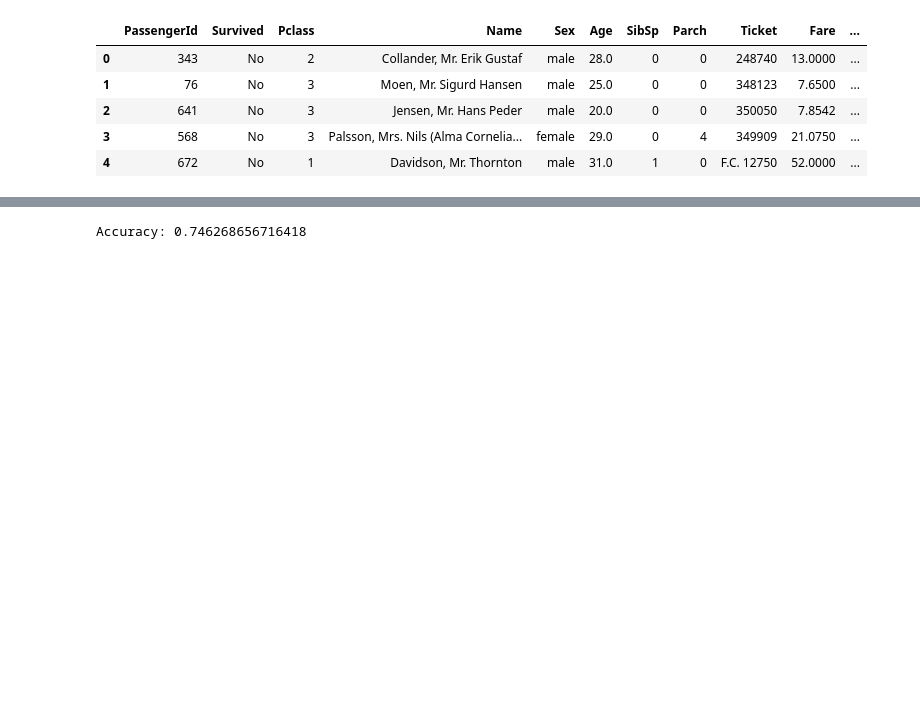
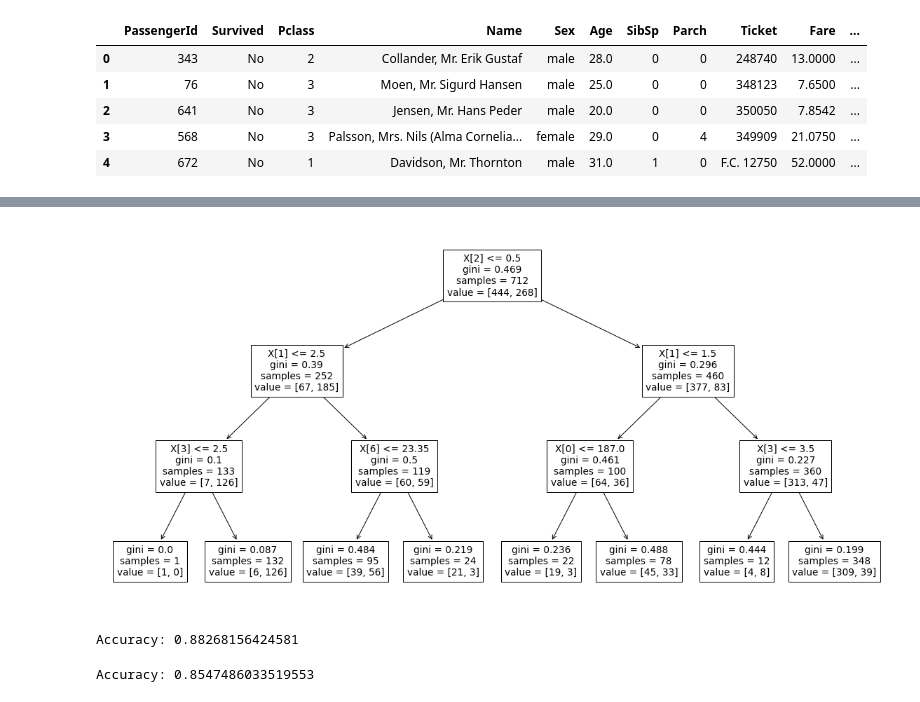
Before and after one commit to KhalilBR94/checkpoint-2-Khalil, a Jupyter notebook: checkpoint 7.ipynb, the cells around one changed output, grey strips where cells are left out. Drawn from its saved outputs; the diff is of its cells as text; code cells hidden in the pictures; blank space fills up the shorter version.

```diff
--- a/checkpoint 7.ipynb
+++ b/checkpoint 7.ipynb
@@ -67,5 +79,11 @@ dataset
+# %%
+
+plt.figure(figsize=(20,10))
+a = tree.plot_tree(clf)
+# %% [output]
+[figure, added]
 # %%
-#Random_forest
+#Random forest
 from sklearn import datasets
 import pandas as pd
 from sklearn.model_selection import train_test_split
@@ -73,14 +91,16 @@ from sklearn.ensemble import RandomForestClassifier #Importing Random Forest Cla
 from sklearn import metrics  # Importing metrics to test accuracy
 
 
-
-X=data[['Age','Sex']] #features
-y=data['Survived']  #target
-x_train, x_test, y_train, y_test= train_test_split(X, y, test_size=0.3) #splitting data with test size of 30%
+clf=RandomForestClassifier(n_estimators=40)  #Creating a random forest with 100 decision trees
+clf.fit(x_train, y_train)  #Training our model
+y_pred=clf.predict(x_test)  #testing our model
+print("Accuracy:", metrics.accuracy_score(y_test, y_pred))  #Measuring the accuracy of our model
+# %% [output]
+Accuracy: 0.88268156424581
 # %%
-clf=RandomForestClassifier(n_estimators=10)  #Creating a random forest with 100 decision trees
+clf=RandomForestClassifier(n_estimators=20)  #Creating a random forest with 100 decision trees
 clf.fit(x_train, y_train)  #Training our model
 y_pred=clf.predict(x_test)  #testing our model
-print("Accuracy:", metrics.accuracy_score(y_test, y_pred))  #Measuring the accuracy of our model
+print("Accuracy:", metrics.accuracy_score(y_test, y_pred))
 # %% [output]
-Accuracy: 0.746268656716418
+Accuracy: 0.8547486033519553
```
Also changed, not shown: parts of 8 cells of this notebook.
